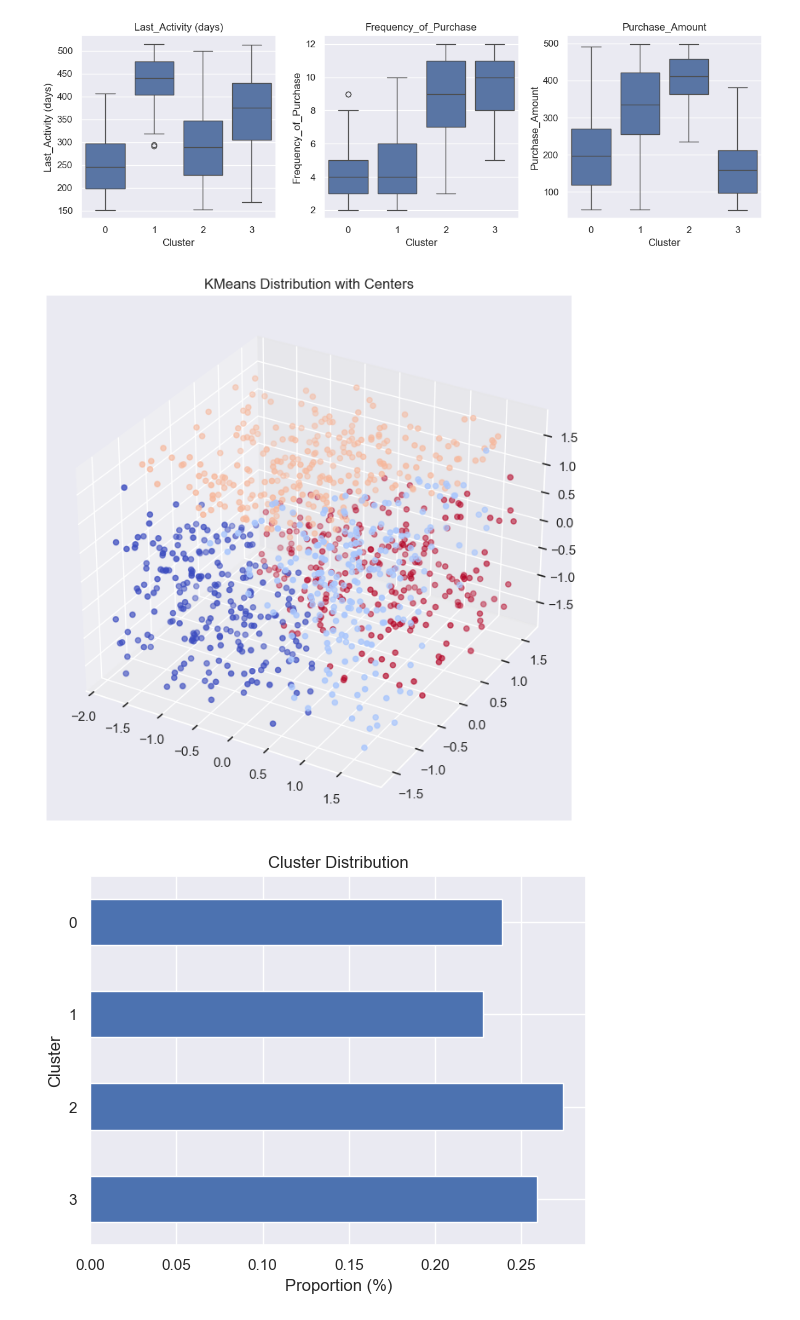
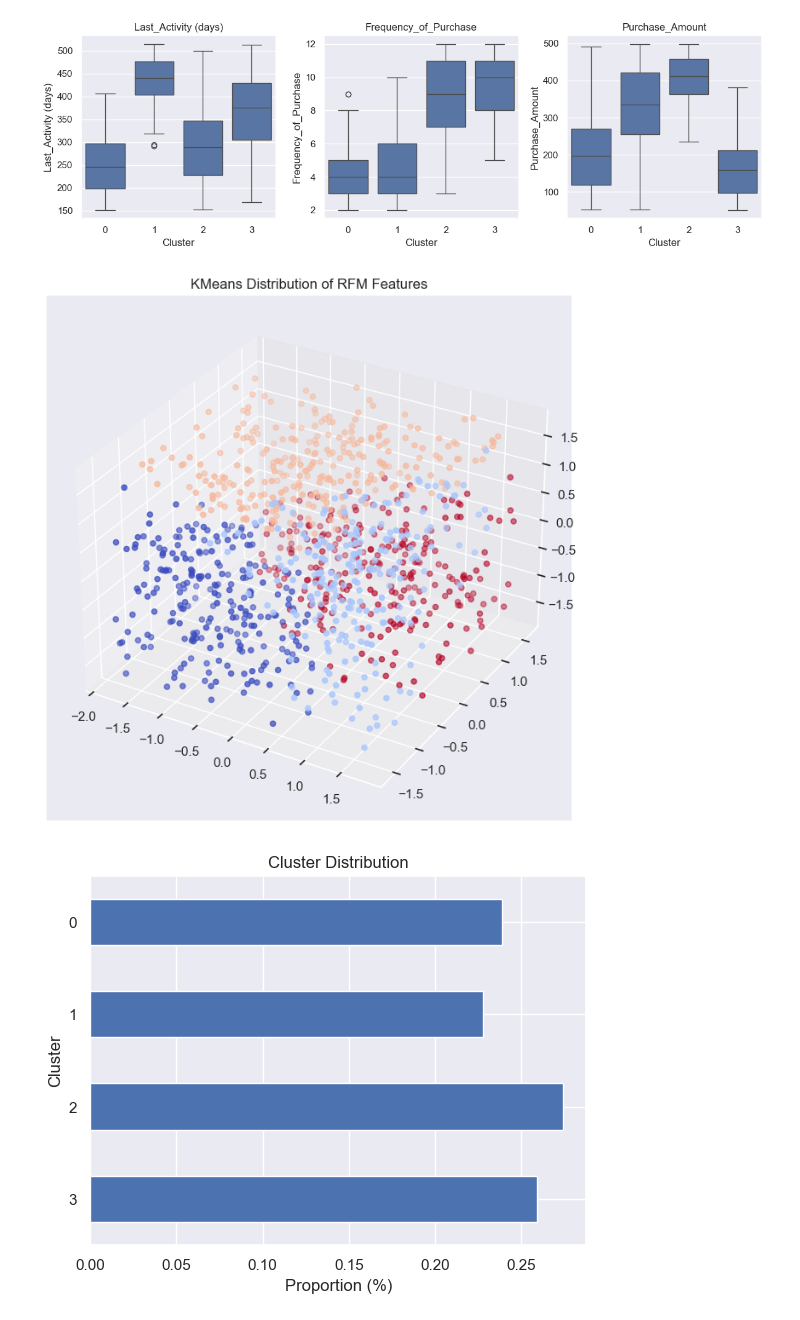
Before and after one commit to emsif84/clustering_ecommerce, a Jupyter notebook: clustering.ipynb, the cells around one changed output. Cells and saved outputs as stored; diff of their text form; code cells hidden in the pictures.

```diff
--- a/clustering.ipynb
+++ b/clustering.ipynb
@@ -571,27 +571,27 @@ for i, feature in enumerate(cluster_filter):
 # %%
 #Plot KMeans Cluster Centers
 from mpl_toolkits import mplot3d
 
 plt.figure(figsize=(8,8))
 ax = plt.axes(projection='3d')
 
 #Cluster Centers
 # ax.scatter(xs=cluster_best.cluster_centers_[:, 0], \
 #            ys=cluster_best.cluster_centers_[:, 1], \
 #            zs=cluster_best.cluster_centers_[:, 2], \
 #            s=600,c='red',marker='o')
 
 #Cluster
 ax.scatter(xs=cluster_filter_scale[:, 0], \
            ys=cluster_filter_scale[:, 1], \
            zs=cluster_filter_scale[:, 2],c=cluster_best.labels_, \
            s=20, \
            cmap='coolwarm')
 
-ax.set_title('KMeans Distribution with Centers')
+ax.set_title('KMeans Distribution of RFM Features')
 plt.show()
 # %% [output]
-[figure, old version]
+[figure, new version]
 # %%
 #Plot distribution Clusters
 data['Cluster'] \
```
